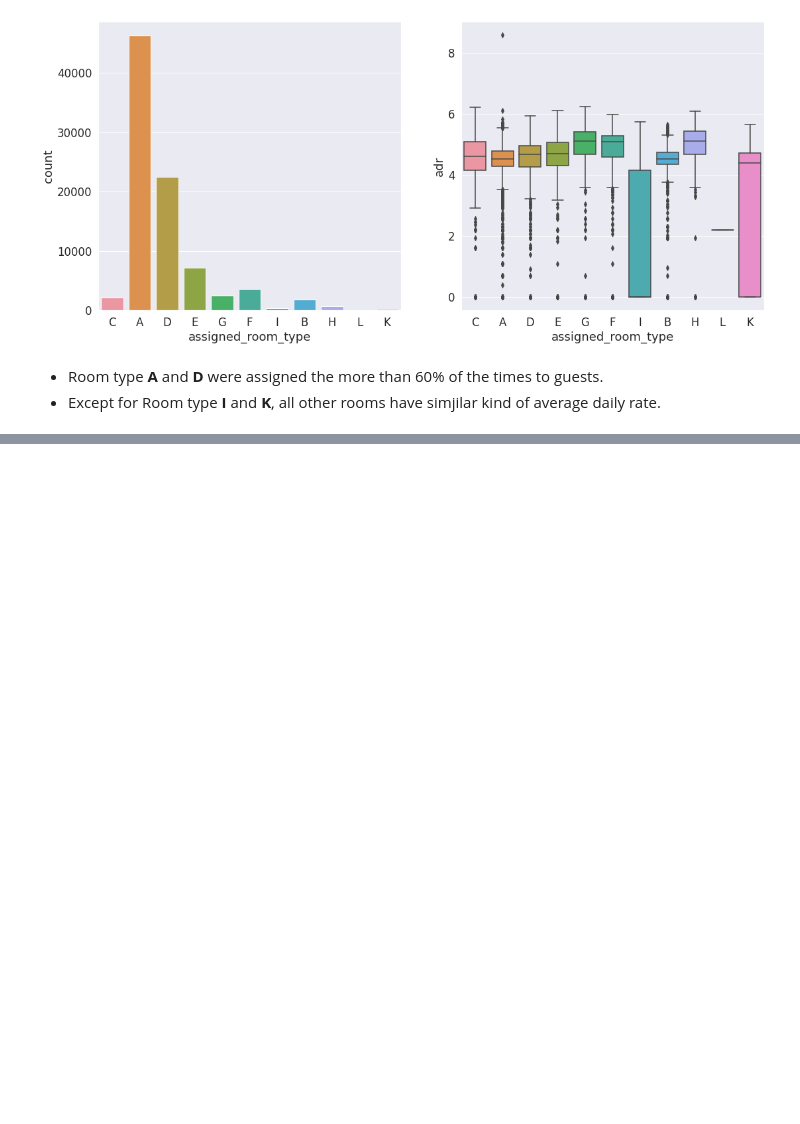
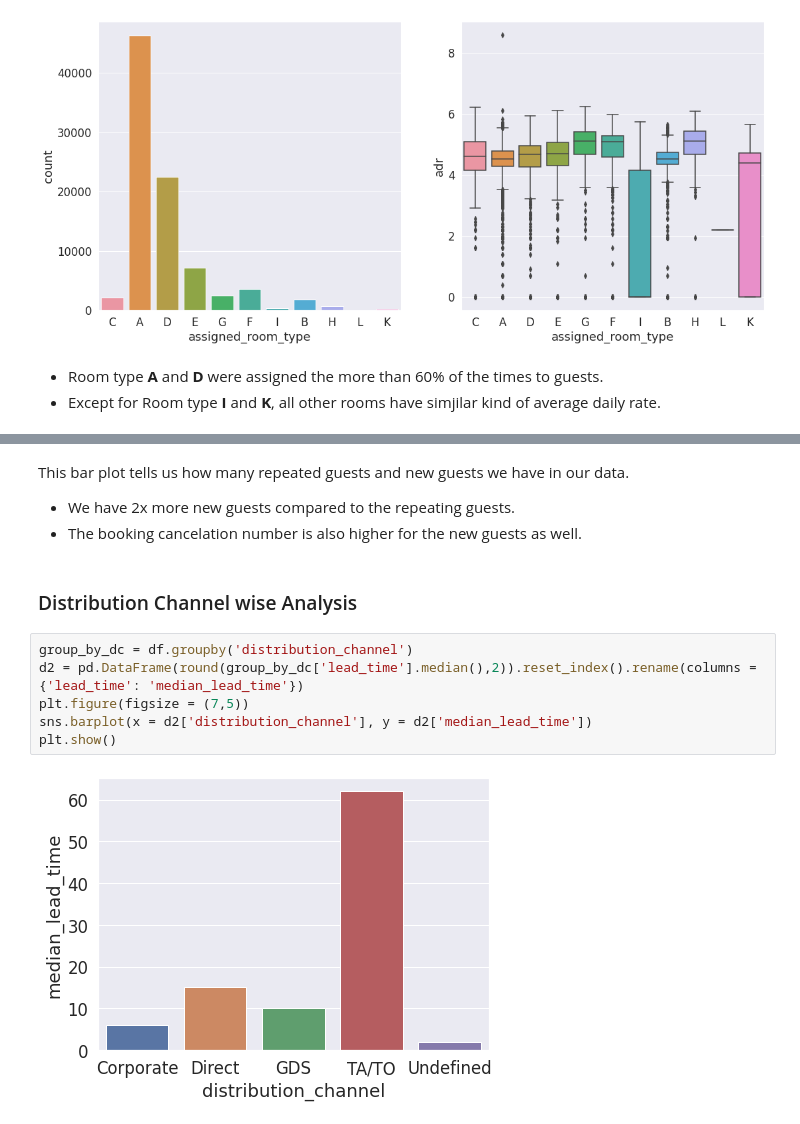
Before and after one commit to RanojoyBiswas/Hotel-Booking-Analysis-EDA-, a Jupyter notebook: Hotel_Booking_Analysis.ipynb, the cells around one changed output, grey strips where cells are left out. Saved outputs shown, nothing was run; the diff lists cells and outputs as text; blank space fills up the shorter version.

```diff
--- a/Hotel_Booking_Analysis.ipynb
+++ b/Hotel_Booking_Analysis.ipynb
@@ -540,0 +622,15 @@ plt.show()
+# %% [markdown]
+This bar plot tells us how many repeated guests and new guests we have in our data.
+
+* We have 2x more new guests compared to the repeating guests.
+* The booking cancelation number is also higher for the new guests as well.
+# %% [markdown]
+### Distribution Channel wise Analysis
+# %%
+group_by_dc = df.groupby('distribution_channel')
+d2 = pd.DataFrame(round(group_by_dc['lead_time'].median(),2)).reset_index().rename(columns = {'lead_time': 'median_lead_time'})
+plt.figure(figsize = (7,5))
+sns.barplot(x = d2['distribution_channel'], y = d2['median_lead_time'])
+plt.show()
+# %% [output]
+[figure, added]
```
Also changed, not shown: parts of 39 cells of this notebook.
